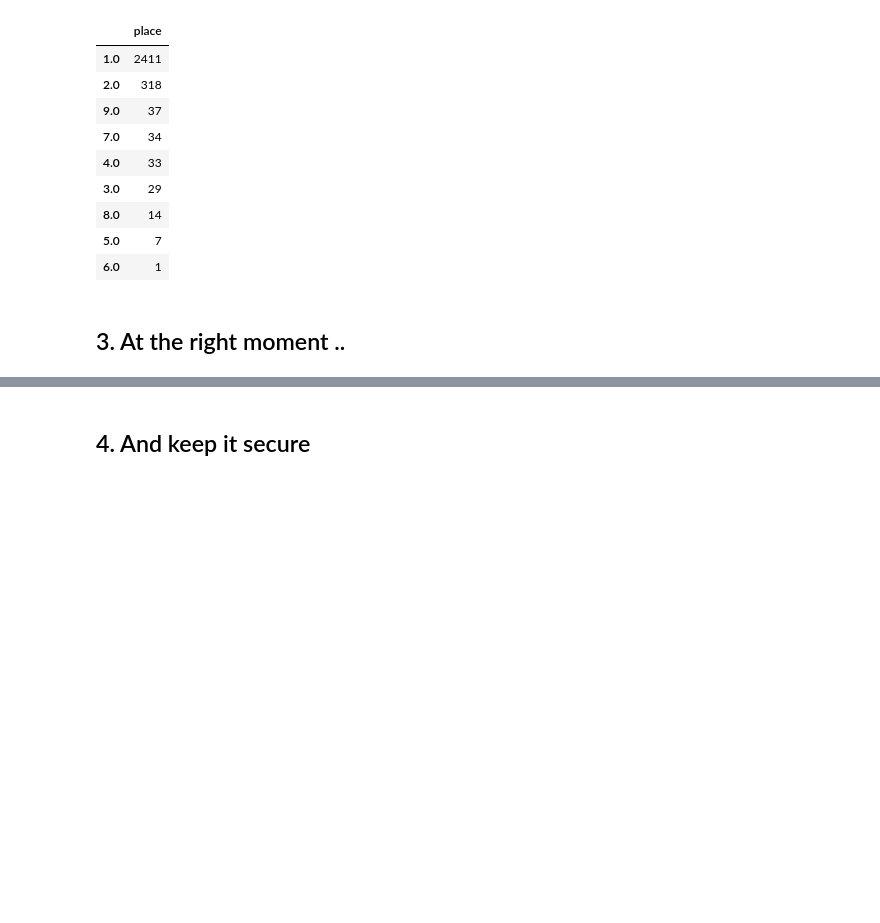
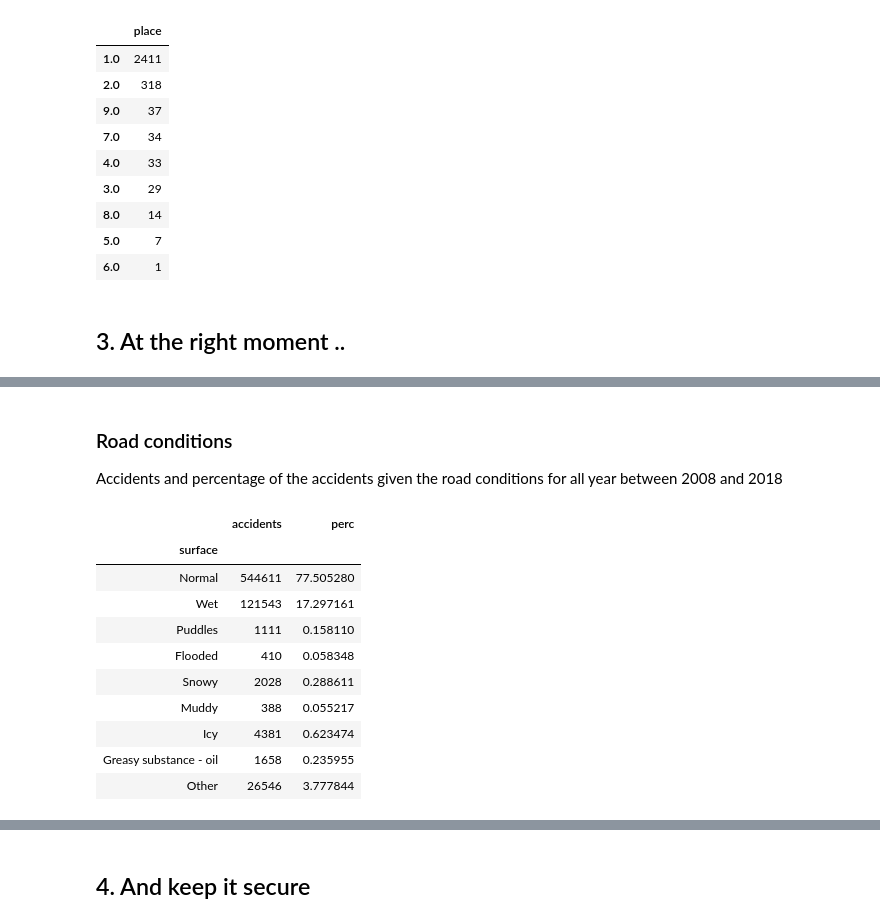
Before and after one commit to sinitame/epfl-ada-project, a Jupyter notebook: notebooks/milestone-2.ipynb, the cells around one changed output, grey strips where cells are left out. Cells and saved outputs as stored; diff of their text form; code cells hidden in the pictures; blank space fills up the shorter version.

```diff
--- a/notebooks/milestone-2.ipynb
+++ b/notebooks/milestone-2.ipynb
@@ -237,0 +275,18 @@ get_car_injuries_df(data_2018, dead_only=True)
+# %% [markdown]
+### Road conditions
+
+Accidents and percentage of the accidents given the road conditions for all year between 2008 and 2018
+# %%
+get_accident_per_road_conditions_years(list(range(2008, 2019)))
+# %% [output]
+|  | accidents | perc |
+| surface |  |  |
+| Normal | 544611 | 77.505280 |
+| Wet | 121543 | 17.297161 |
+| Puddles | 1111 | 0.158110 |
+| Flooded | 410 | 0.058348 |
+| Snowy | 2028 | 0.288611 |
+| Muddy | 388 | 0.055217 |
+| Icy | 4381 | 0.623474 |
+| Greasy substance - oil | 1658 | 0.235955 |
+| Other | 26546 | 3.777844 |
```
Also changed, not shown: parts of 24 cells of this notebook.
